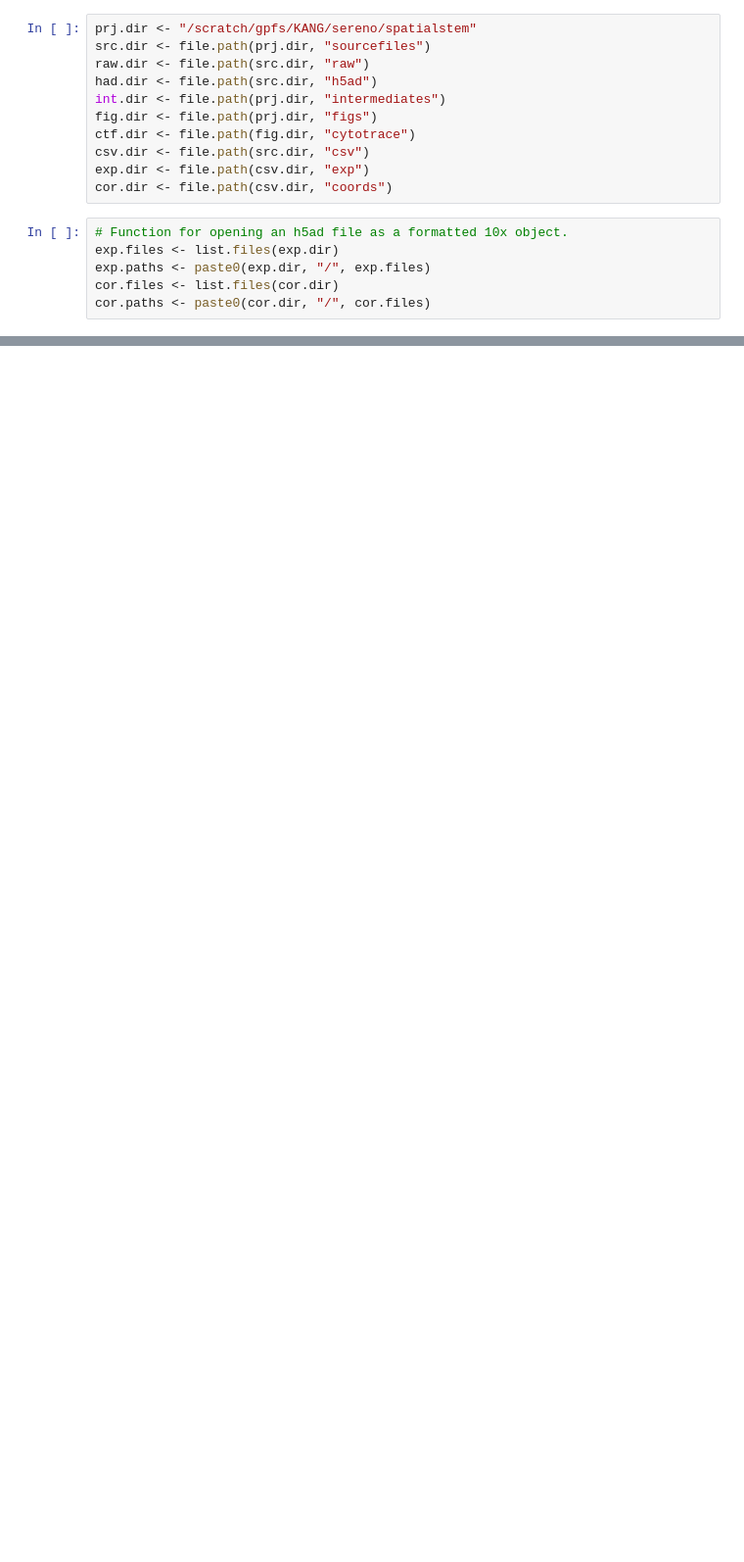
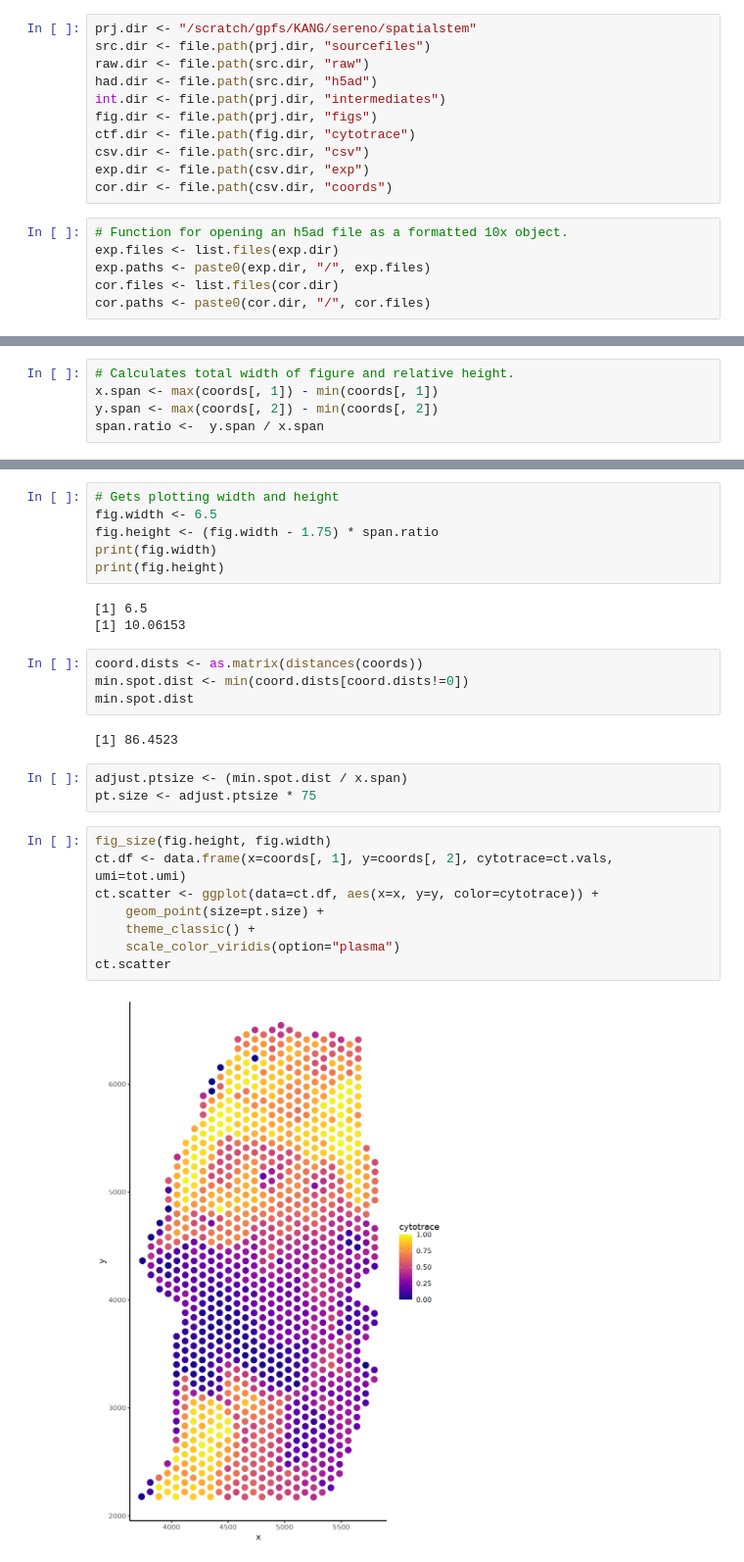
Before and after one commit to serenolopezdarwin/review_spatialstemmarkers, a Jupyter notebook: cytotrace_implementation.ipynb, the cells around one changed output, grey strips where cells are left out. Shown at 98% size. Cells and saved outputs as stored; diff of their text form; blank space fills up the shorter version.

Commit message:
updated plotting, debugged cytotrace

```diff
--- a/cytotrace_implementation.ipynb
+++ b/cytotrace_implementation.ipynb
@@ -396,0 +436,5 @@ cor.paths <- paste0(cor.dir, "/", cor.files)
+# %%
+# Calculates total width of figure and relative height.
+x.span <- max(coords[, 1]) - min(coords[, 1])
+y.span <- max(coords[, 2]) - min(coords[, 2])
+span.ratio <-  y.span / x.span
@@ -396,0 +443,28 @@ cor.paths <- paste0(cor.dir, "/", cor.files)
+# %%
+# Gets plotting width and height
+fig.width <- 6.5
+fig.height <- (fig.width - 1.75) * span.ratio
+print(fig.width)
+print(fig.height)
+# %% [output]
+[1] 6.5
+[1] 10.06153
+# %%
+coord.dists <- as.matrix(distances(coords))
+min.spot.dist <- min(coord.dists[coord.dists!=0])
+min.spot.dist
+# %% [output]
+[1] 86.4523
+# %%
+adjust.ptsize <- (min.spot.dist / x.span)
+pt.size <- adjust.ptsize * 75
+# %%
+fig_size(fig.height, fig.width)
+ct.df <- data.frame(x=coords[, 1], y=coords[, 2], cytotrace=ct.vals, umi=tot.umi)
+ct.scatter <- ggplot(data=ct.df, aes(x=x, y=y, color=cytotrace)) +
+    geom_point(size=pt.size) +
+    theme_classic() +
+    scale_color_viridis(option="plasma")
+ct.scatter
+# %% [output]
+[figure, added]
```
Also changed, not shown: parts of 8 cells of this notebook.
